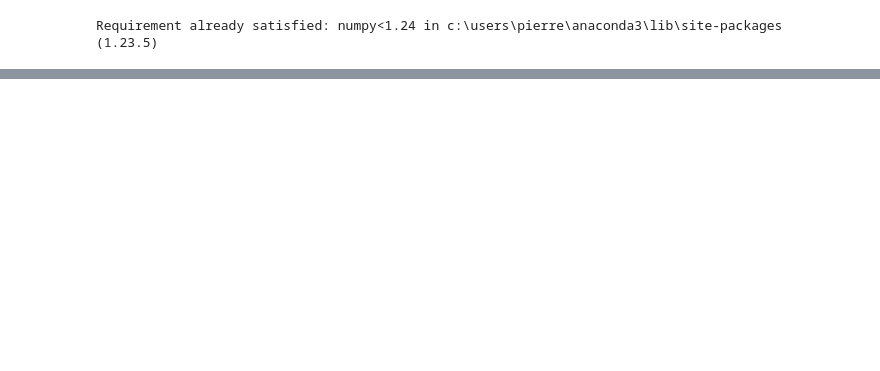
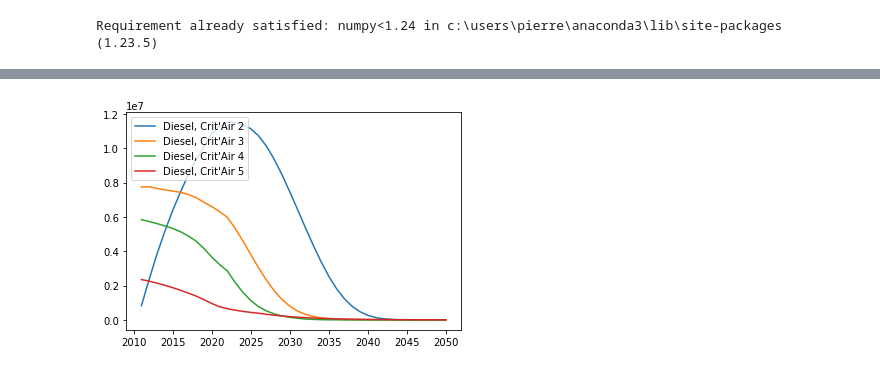
Before and after one commit to TheoLBTN/Projet-Python, a Jupyter notebook: Modélisation.ipynb, the cells around one changed output, grey strips where cells are left out. Saved outputs shown, nothing was run; the diff lists cells and outputs as text; code cells hidden in the pictures; blank space fills up the shorter version.

```diff
--- a/Modélisation.ipynb
+++ b/Modélisation.ipynb
@@ -164,0 +237,10 @@ See the caveats in the documentation: https://pandas.pydata.org/pandas-docs/stab
+# %%
+df_mod = df1.copy()
+
+for a in range(2023, 2051) :
+    df_mod = panne(df_mod)
+    df_mod = vhl_neufs(df_mod, nbr_vhl_neufs_fonc(df_mod, 0.05), a)
+    df_mod = final(df_mod, a)
+    df_mod = df_mod.drop(['Pannes', 'Neufs', '25_plus'], axis = 1)
+
+df_mod.head(5)
@@ -164,0 +403,4 @@ See the caveats in the documentation: https://pandas.pydata.org/pandas-docs/stab
+# %%
+df_y = df_mod.drop(['AGE_NUM'], axis = 1)
+df_y = df_y.groupby(['CATEGORIE_VEHICULE', 'CARBURANT', 'CRITAIR'], as_index = False).sum()
+df_y.head(10)
@@ -164,0 +419,12 @@ See the caveats in the documentation: https://pandas.pydata.org/pandas-docs/stab
+# %%
+x = np.arange(2011, 2051, 1)
+
+for i in range (0, 4) :
+    v = df_y.iloc[i]
+    y = np.array(v[3:])
+    plt.plot(x, y, label = str(v[1]) + ", " + str(v[2]))
+
+plt.legend(loc = "upper left")
+plt.show()
+# %% [output]
+[figure, added]
```
Also changed, not shown: parts of 14 cells of this notebook, 1 other file.
